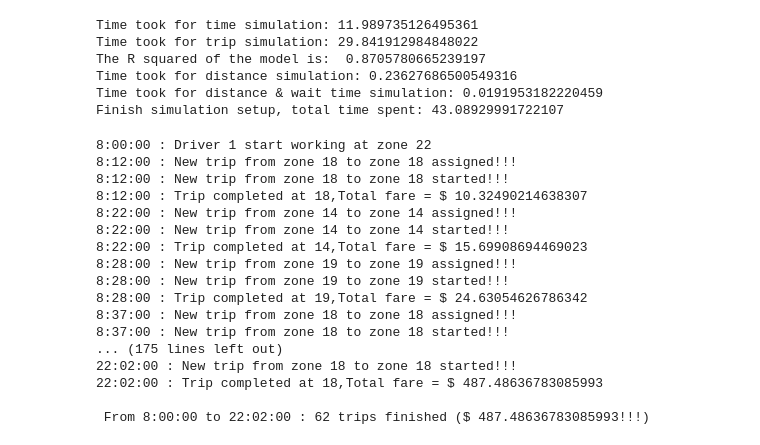
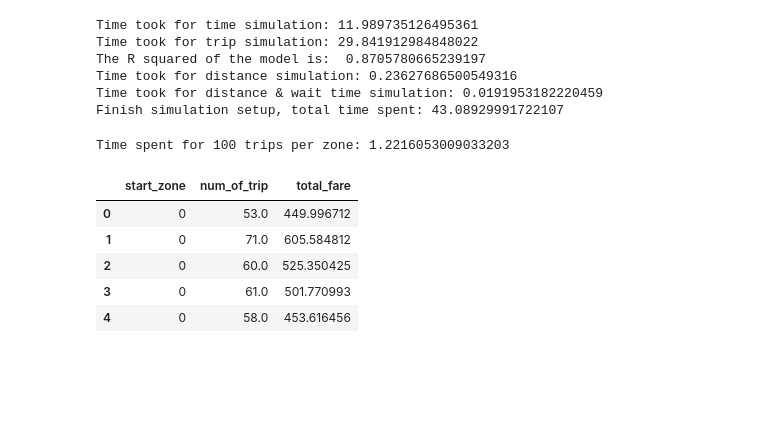
Before and after one commit to OmakaseMaster/nyc_taxi, a Jupyter notebook: accelarated_taxi_simulation.ipynb, the cells around one changed output. Drawn from its saved outputs; the diff is of its cells as text; code cells hidden in the pictures; blank space fills up the shorter version.

```diff
--- a/accelarated_taxi_simulation.ipynb
+++ b/accelarated_taxi_simulation.ipynb
@@ -49,20 +49,25 @@ Finish simulation setup, total time spent: 43.08929991722107
 # %%
- !python taxi_simulation.py "one"
+start_time = time.time()
+seed = 0                           # set specific seed for reproduction
+sim1_zone_freq = np.zeros(40)      # buffer for saving 40 zones frequency
+iter_per_zone = 100                # no. of iteration for 1 starting zone
+sim1_trips = np.zeros((40*iter_per_zone, 3)) # empty 2D array to store results
+for i_start in range(40):
+    for j in range(iter_per_zone):
+        seed += 1
+        sim1_result = sf.driver_sim1(simulated_values, i_start, verbose=0, seed=seed)
+        sim1_zone_freq += sim1_result["zone_freq"]
+        sim1_trips[i_start*iter_per_zone + j, :] = [i_start, sim1_result["num_of_trip"], sim1_result["total_fare"]]
+        # save i_start, sim1_result["total_fare"], sim1_result["num_of_trip"] into a array
+print(f"Time spent for {iter_per_zone} trips per zone: {time.time()-start_time}")
+sim1_df = pd.DataFrame(sim1_trips, columns=["start_zone", "num_of_trip", "total_fare"])
+sim1_df.start_zone = sim1_df.start_zone.astype("i")
+sim1_df.head()
 # %% [output]
-8:00:00 : Driver 1 start working at zone 22
-8:12:00 : New trip from zone 18 to zone 18 assigned!!!
-8:12:00 : New trip from zone 18 to zone 18 started!!!
-8:12:00 : Trip completed at 18,Total fare = $ 10.32490214638307
-8:22:00 : New trip from zone 14 to zone 14 assigned!!!
-8:22:00 : New trip from zone 14 to zone 14 started!!!
-8:22:00 : Trip completed at 14,Total fare = $ 15.69908694469023
-8:28:00 : New trip from zone 19 to zone 19 assigned!!!
-8:28:00 : New trip from zone 19 to zone 19 started!!!
-8:28:00 : Trip completed at 19,Total fare = $ 24.63054626786342
-8:37:00 : New trip from zone 18 to zone 18 assigned!!!
-8:37:00 : New trip from zone 18 to zone 18 started!!!
-... (175 lines left out)
-22:02:00 : New trip from zone 18 to zone 18 started!!!
-22:02:00 : Trip completed at 18,Total fare = $ 487.48636783085993
-
- From 8:00:00 to 22:02:00 : 62 trips finished ($ 487.48636783085993!!!)
+Time spent for 100 trips per zone: 1.2216053009033203
+|  | start_zone | num_of_trip | total_fare |
+| 0 | 0 | 53.0 | 449.996712 |
+| 1 | 0 | 71.0 | 605.584812 |
+| 2 | 0 | 60.0 | 525.350425 |
+| 3 | 0 | 61.0 | 501.770993 |
+| 4 | 0 | 58.0 | 453.616456 |
```
Also changed, not shown: parts of 6 cells of this notebook, 2 other files.
